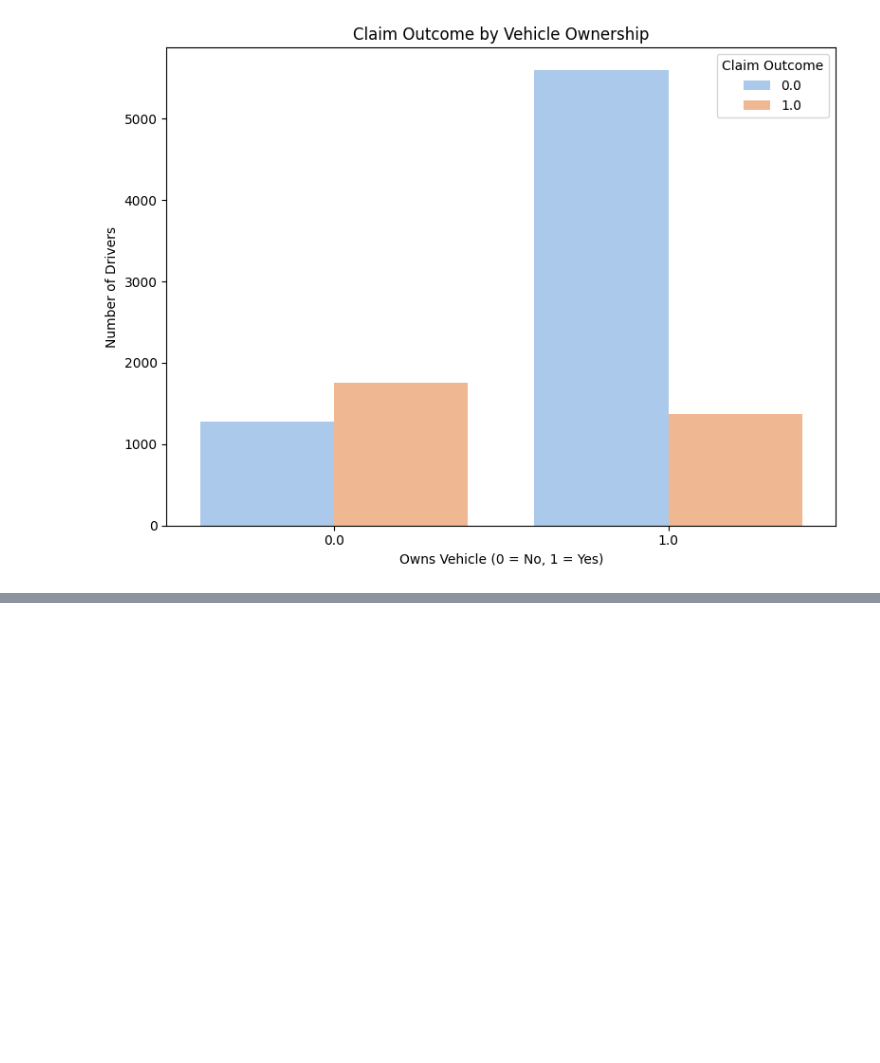
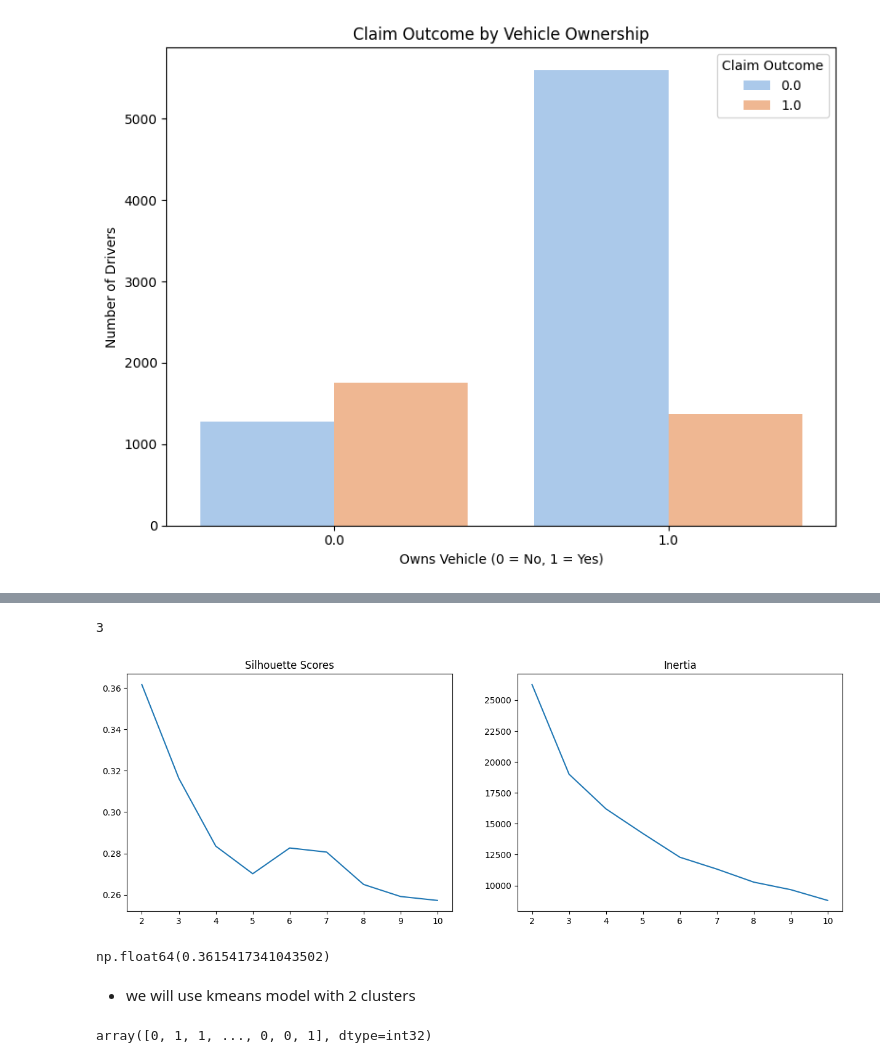
Before and after one commit to feras-nahhal/insurance-claims-analysis, a Jupyter notebook: insurance_risk_analysis.ipynb, the cells around one changed output, grey strips where cells are left out. Saved outputs shown, nothing was run; the diff lists cells and outputs as text; code cells hidden in the pictures; blank space fills up the shorter version.

```diff
--- a/insurance_risk_analysis.ipynb
+++ b/insurance_risk_analysis.ipynb
@@ -475,0 +480,52 @@ plt.show()
+# %%
+# Preprocess separately
+X_train_transformed = preprocessor.fit_transform(X_train)
+X_test_transformed = preprocessor.transform(X_test)
+# Define PCA to address 3 principal components for the data.
+from sklearn.decomposition import PCA
+# Instantiate PCA with 3 components
+pca3 = PCA(n_components=3)
+# fit and transform on training data
+X_train_pca3 = pca3.fit_transform(X_train_transformed)
+# transform test data
+X_test_pca3 = pca3.transform(X_test_transformed)
+# obtain the number of PCs used
+pca3.n_components_
+# %% [output]
+3
+# %%
+from sklearn.cluster import KMeans
+from sklearn.metrics import silhouette_score
+
+# Iterate over a range of k clusters to find the optimal number of clusters
+ks = range(2,11)
+sils = []
+inertias = []
+for k in ks:
+  kmeans = KMeans(n_clusters=k, n_init = 'auto', random_state=42)
+  kmeans.fit(X_train_pca3)
+  sils.append(silhouette_score(X_train_pca3, kmeans.labels_))
+  inertias.append(kmeans.inertia_)
+#plot inertias and silhouette scores for each number of clusters.
+fig, axes = plt.subplots(1,2, figsize=(15,5))
+axes[0].plot(ks, sils)
+axes[0].set_title('Silhouette Scores')
+axes[0].set_xticks(ks)
+axes[1].plot(ks, inertias)
+axes[1].set_title('Inertia')
+axes[1].set_xticks(ks);
+# %% [output]
+[figure, added]
+# %%
+# Fit kmeans model with 2 clusters and display the silhouette score
+kmeans = KMeans(n_clusters = 2, n_init = 'auto', random_state = 42)
+kmeans.fit(X_train_pca3)
+silhouette_score(X_train_pca3, kmeans.labels_)
+# %% [output]
+np.float64(0.3615417341043502)
+# %% [markdown]
+- we will use kmeans model with 2 clusters
+# %%
+kmeans.predict(X_test_pca3)
+# %% [output]
+array([0, 1, 1, ..., 0, 0, 1], dtype=int32)
```
Also changed, not shown: parts of 14 cells of this notebook.
